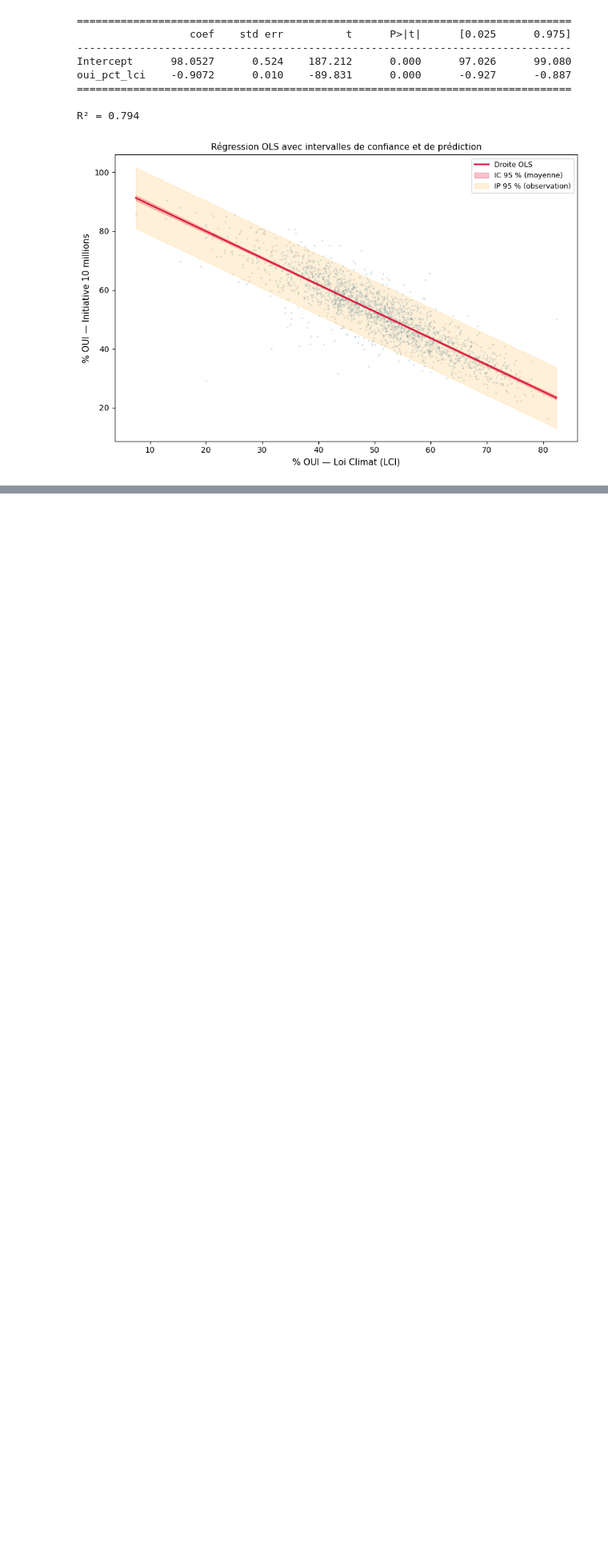
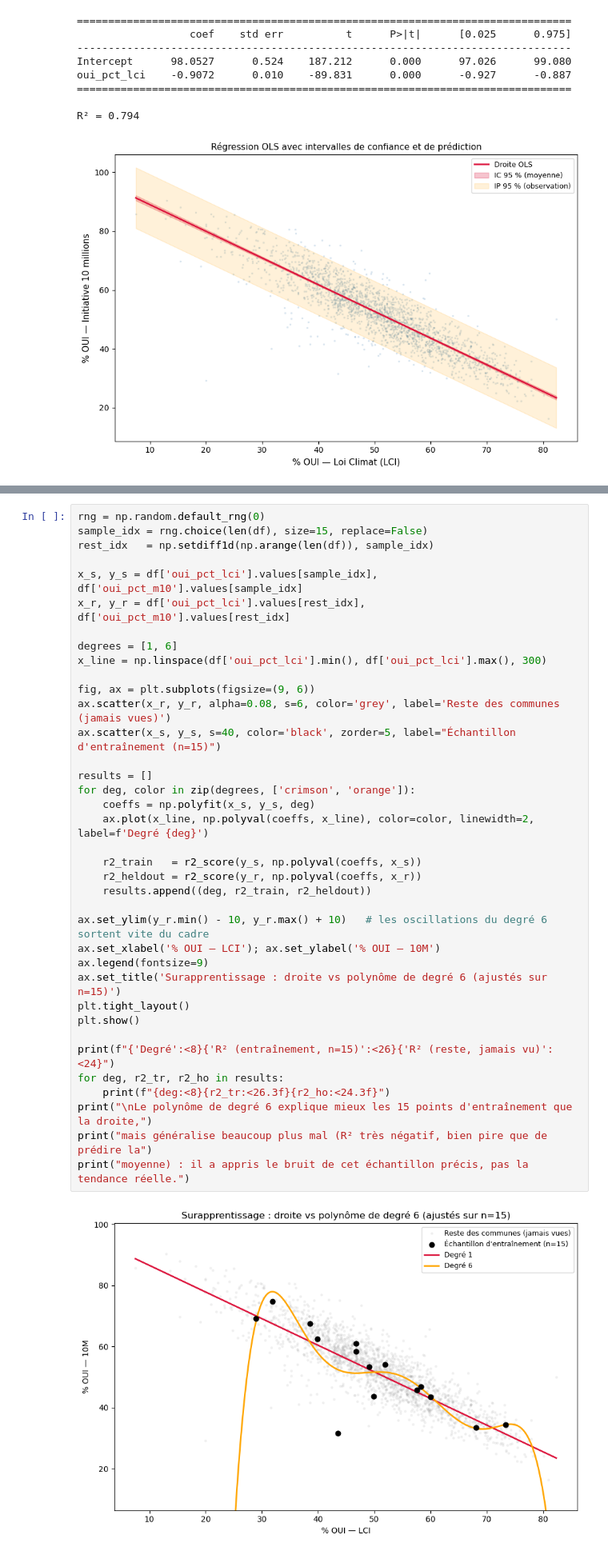
Before and after one commit to gse-unil/2026_Geoinformatique_II, a Jupyter notebook: tps/tp-py02.ipynb, the cells around one changed output, grey strips where cells are left out. Shown at 80% size. Drawn from its saved outputs; the diff is of its cells as text; blank space fills up the shorter version.

```diff
--- a/tps/tp-py02.ipynb
+++ b/tps/tp-py02.ipynb
@@ -744,0 +765,39 @@ R² = 0.794
+# %%
+rng = np.random.default_rng(0)
+sample_idx = rng.choice(len(df), size=15, replace=False)
+rest_idx   = np.setdiff1d(np.arange(len(df)), sample_idx)
+
+x_s, y_s = df['oui_pct_lci'].values[sample_idx], df['oui_pct_m10'].values[sample_idx]
+x_r, y_r = df['oui_pct_lci'].values[rest_idx],   df['oui_pct_m10'].values[rest_idx]
+
+degrees = [1, 6]
+x_line = np.linspace(df['oui_pct_lci'].min(), df['oui_pct_lci'].max(), 300)
+
+fig, ax = plt.subplots(figsize=(9, 6))
+ax.scatter(x_r, y_r, alpha=0.08, s=6, color='grey', label='Reste des communes (jamais vues)')
+ax.scatter(x_s, y_s, s=40, color='black', zorder=5, label="Échantillon d'entraînement (n=15)")
+
+results = []
+for deg, color in zip(degrees, ['crimson', 'orange']):
+    coeffs = np.polyfit(x_s, y_s, deg)
+    ax.plot(x_line, np.polyval(coeffs, x_line), color=color, linewidth=2, label=f'Degré {deg}')
+
+    r2_train   = r2_score(y_s, np.polyval(coeffs, x_s))
+    r2_heldout = r2_score(y_r, np.polyval(coeffs, x_r))
+    results.append((deg, r2_train, r2_heldout))
+
+ax.set_ylim(y_r.min() - 10, y_r.max() + 10)   # les oscillations du degré 6 sortent vite du cadre
+ax.set_xlabel('% OUI — LCI'); ax.set_ylabel('% OUI — 10M')
+ax.legend(fontsize=9)
+ax.set_title('Surapprentissage : droite vs polynôme de degré 6 (ajustés sur n=15)')
+plt.tight_layout()
+plt.show()
+
+print(f"{'Degré':<8}{'R² (entraînement, n=15)':<26}{'R² (reste, jamais vu)':<24}")
+for deg, r2_tr, r2_ho in results:
+    print(f"{deg:<8}{r2_tr:<26.3f}{r2_ho:<24.3f}")
+print("\nLe polynôme de degré 6 explique mieux les 15 points d'entraînement que la droite,")
+print("mais généralise beaucoup plus mal (R² très négatif, bien pire que de prédire la")
+print("moyenne) : il a appris le bruit de cet échantillon précis, pas la tendance réelle.")
+# %% [output]
+[figure, added]
```
Also changed, not shown: parts of 16 cells of this notebook, 3 other files.
